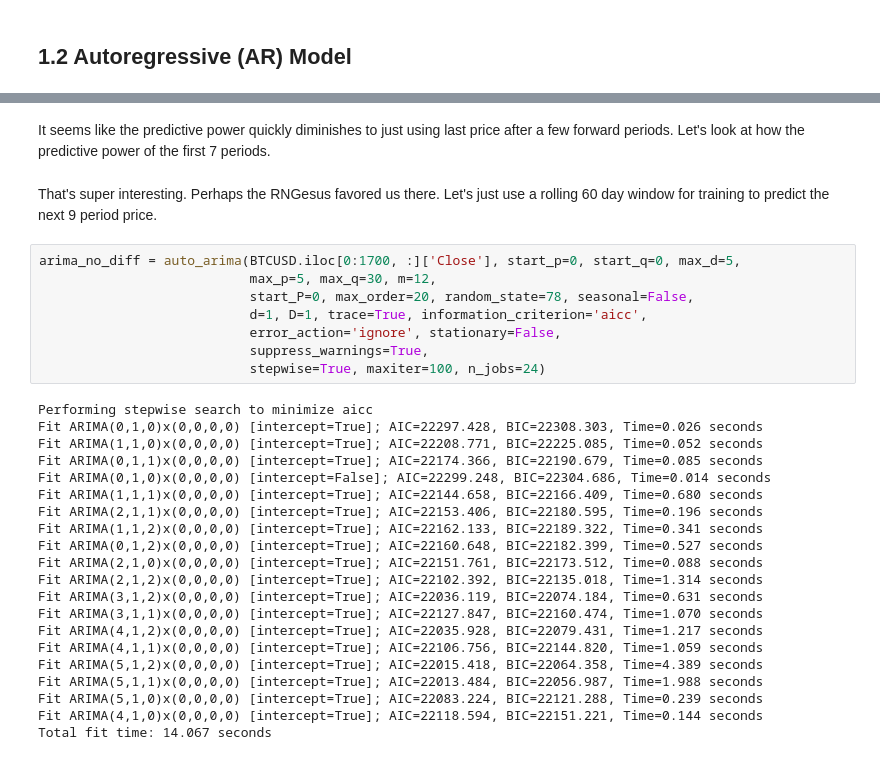
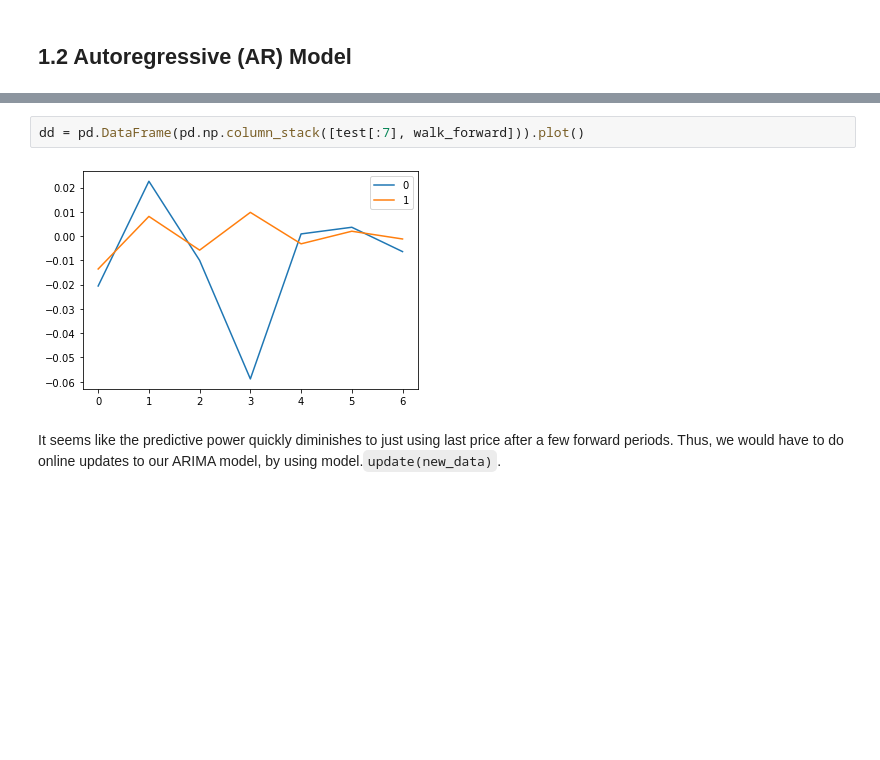
Before and after one commit to leehanchung/btc_dash, a Jupyter notebook: notebooks/02-arima-model.ipynb, the cells around one changed output, grey strips where cells are left out. Cells and saved outputs as stored; diff of their text form; blank space fills up the shorter version.

```diff
--- a/notebooks/02-arima-model.ipynb
+++ b/notebooks/02-arima-model.ipynb
@@ -155,33 +205,6 @@ stepwise_model.plot_diagnostics();
+# %%
+dd = pd.DataFrame(pd.np.column_stack([test[:7], walk_forward])).plot()
+# %% [output]
+[figure, added]
 # %% [markdown]
-It seems like the predictive power quickly diminishes to just using last price after a few forward periods. Let's look at how the predictive power of the first 7 periods.
+It seems like the predictive power quickly diminishes to just using last price after a few forward periods. Thus, we would have to do online updates to our ARIMA model, by using model.`update(new_data)`.
-# %% [markdown]
-That's super interesting. Perhaps the RNGesus favored us there. Let's just use a rolling 60 day window for training to predict the next 9 period price.
-# %%
-arima_no_diff = auto_arima(BTCUSD.iloc[0:1700, :]['Close'], start_p=0, start_q=0, max_d=5,
-                           max_p=5, max_q=30, m=12,
-                           start_P=0, max_order=20, random_state=78, seasonal=False,
-                           d=1, D=1, trace=True, information_criterion='aicc',
-                           error_action='ignore', stationary=False,
-                           suppress_warnings=True,
-                           stepwise=True, maxiter=100, n_jobs=24)
-# %% [output]
-Performing stepwise search to minimize aicc
-Fit ARIMA(0,1,0)x(0,0,0,0) [intercept=True]; AIC=22297.428, BIC=22308.303, Time=0.026 seconds
-Fit ARIMA(1,1,0)x(0,0,0,0) [intercept=True]; AIC=22208.771, BIC=22225.085, Time=0.052 seconds
-Fit ARIMA(0,1,1)x(0,0,0,0) [intercept=True]; AIC=22174.366, BIC=22190.679, Time=0.085 seconds
-Fit ARIMA(0,1,0)x(0,0,0,0) [intercept=False]; AIC=22299.248, BIC=22304.686, Time=0.014 seconds
-Fit ARIMA(1,1,1)x(0,0,0,0) [intercept=True]; AIC=22144.658, BIC=22166.409, Time=0.680 seconds
-Fit ARIMA(2,1,1)x(0,0,0,0) [intercept=True]; AIC=22153.406, BIC=22180.595, Time=0.196 seconds
-Fit ARIMA(1,1,2)x(0,0,0,0) [intercept=True]; AIC=22162.133, BIC=22189.322, Time=0.341 seconds
-Fit ARIMA(0,1,2)x(0,0,0,0) [intercept=True]; AIC=22160.648, BIC=22182.399, Time=0.527 seconds
-Fit ARIMA(2,1,0)x(0,0,0,0) [intercept=True]; AIC=22151.761, BIC=22173.512, Time=0.088 seconds
-Fit ARIMA(2,1,2)x(0,0,0,0) [intercept=True]; AIC=22102.392, BIC=22135.018, Time=1.314 seconds
-Fit ARIMA(3,1,2)x(0,0,0,0) [intercept=True]; AIC=22036.119, BIC=22074.184, Time=0.631 seconds
-Fit ARIMA(3,1,1)x(0,0,0,0) [intercept=True]; AIC=22127.847, BIC=22160.474, Time=1.070 seconds
-Fit ARIMA(4,1,2)x(0,0,0,0) [intercept=True]; AIC=22035.928, BIC=22079.431, Time=1.217 seconds
-Fit ARIMA(4,1,1)x(0,0,0,0) [intercept=True]; AIC=22106.756, BIC=22144.820, Time=1.059 seconds
-Fit ARIMA(5,1,2)x(0,0,0,0) [intercept=True]; AIC=22015.418, BIC=22064.358, Time=4.389 seconds
-Fit ARIMA(5,1,1)x(0,0,0,0) [intercept=True]; AIC=22013.484, BIC=22056.987, Time=1.988 seconds
-Fit ARIMA(5,1,0)x(0,0,0,0) [intercept=True]; AIC=22083.224, BIC=22121.288, Time=0.239 seconds
-Fit ARIMA(4,1,0)x(0,0,0,0) [intercept=True]; AIC=22118.594, BIC=22151.221, Time=0.144 seconds
-Total fit time: 14.067 seconds
```
Also changed, not shown: parts of 28 cells of this notebook, 8 other files.
